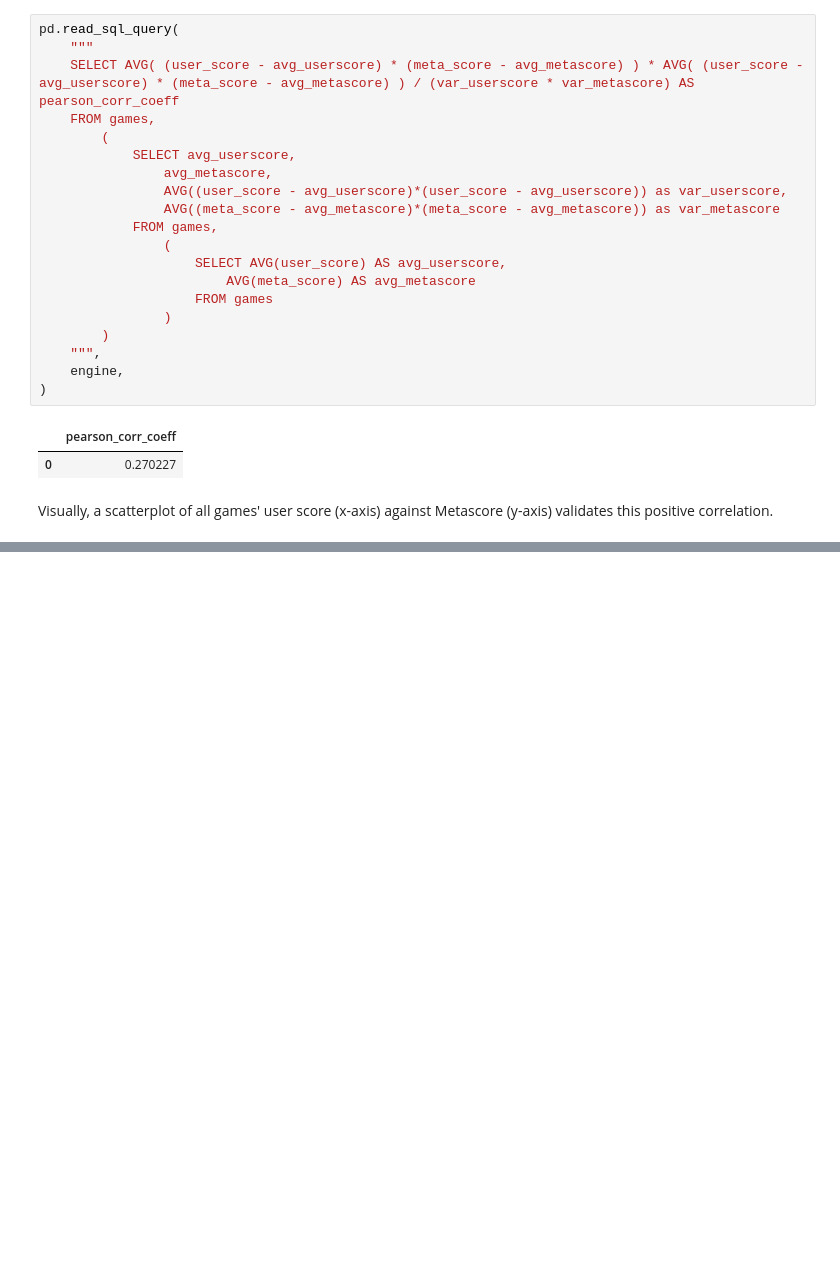
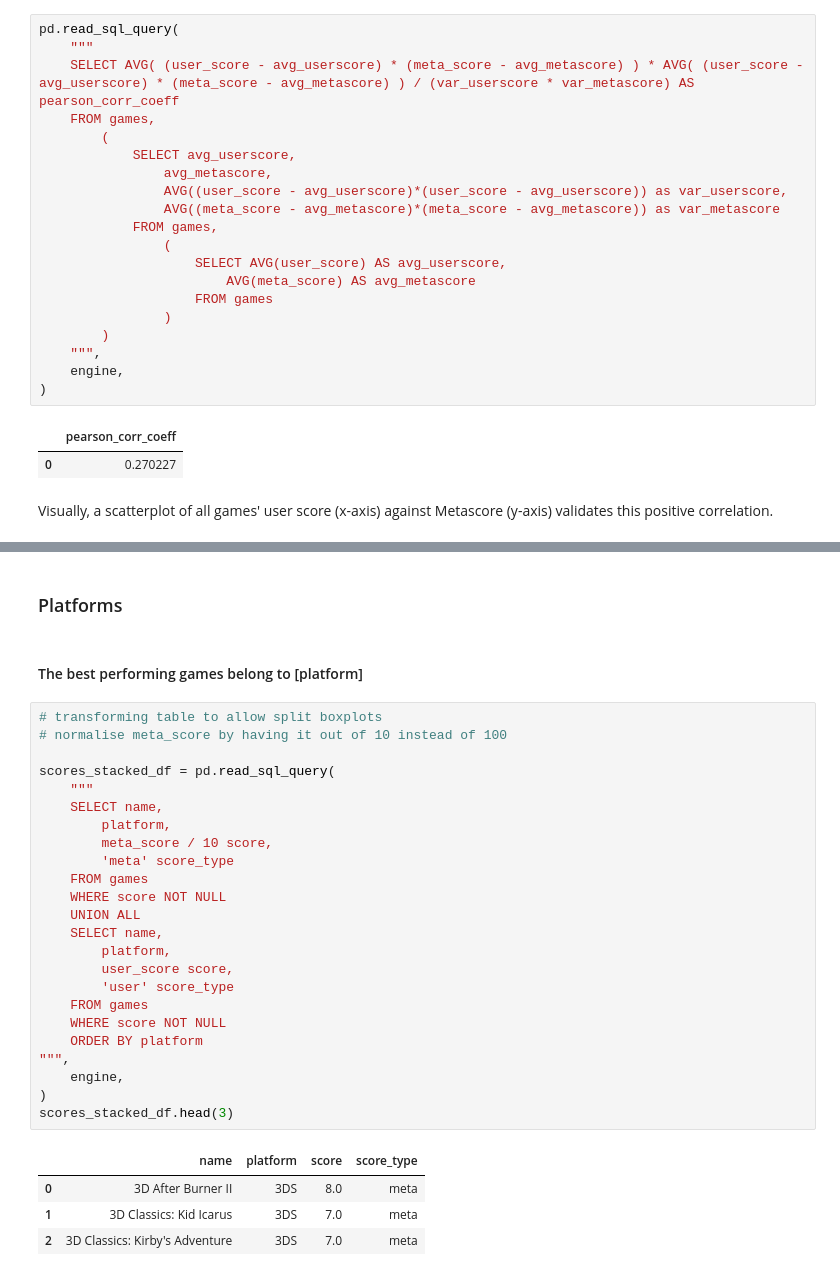
Before and after one commit to henrylin03/video-games, a Jupyter notebook: analysis.ipynb, the cells around one changed output, grey strips where cells are left out. Cells and saved outputs as stored; diff of their text form; blank space fills up the shorter version.

```diff
--- a/analysis.ipynb
+++ b/analysis.ipynb
@@ -403,0 +405,33 @@ plt.show()
+# %% [markdown]
+### Platforms
+# %% [markdown]
+#### The best performing games belong to [platform]
+# %%
+# transforming table to allow split boxplots
+# normalise meta_score by having it out of 10 instead of 100
+
+scores_stacked_df = pd.read_sql_query(
+    """
+    SELECT name,
+        platform,
+        meta_score / 10 score,
+        'meta' score_type
+    FROM games
+    WHERE score NOT NULL
+    UNION ALL
+    SELECT name,
+        platform,
+        user_score score,
+        'user' score_type
+    FROM games
+    WHERE score NOT NULL
+    ORDER BY platform
+""",
+    engine,
+)
+scores_stacked_df.head(3)
+# %% [output]
+|  | name | platform | score | score_type |
+| 0 | 3D After Burner II | 3DS | 8.0 | meta |
+| 1 | 3D Classics: Kid Icarus | 3DS | 7.0 | meta |
+| 2 | 3D Classics: Kirby's Adventure | 3DS | 7.0 | meta |
```
Also changed, not shown: parts of 5 cells of this notebook.
